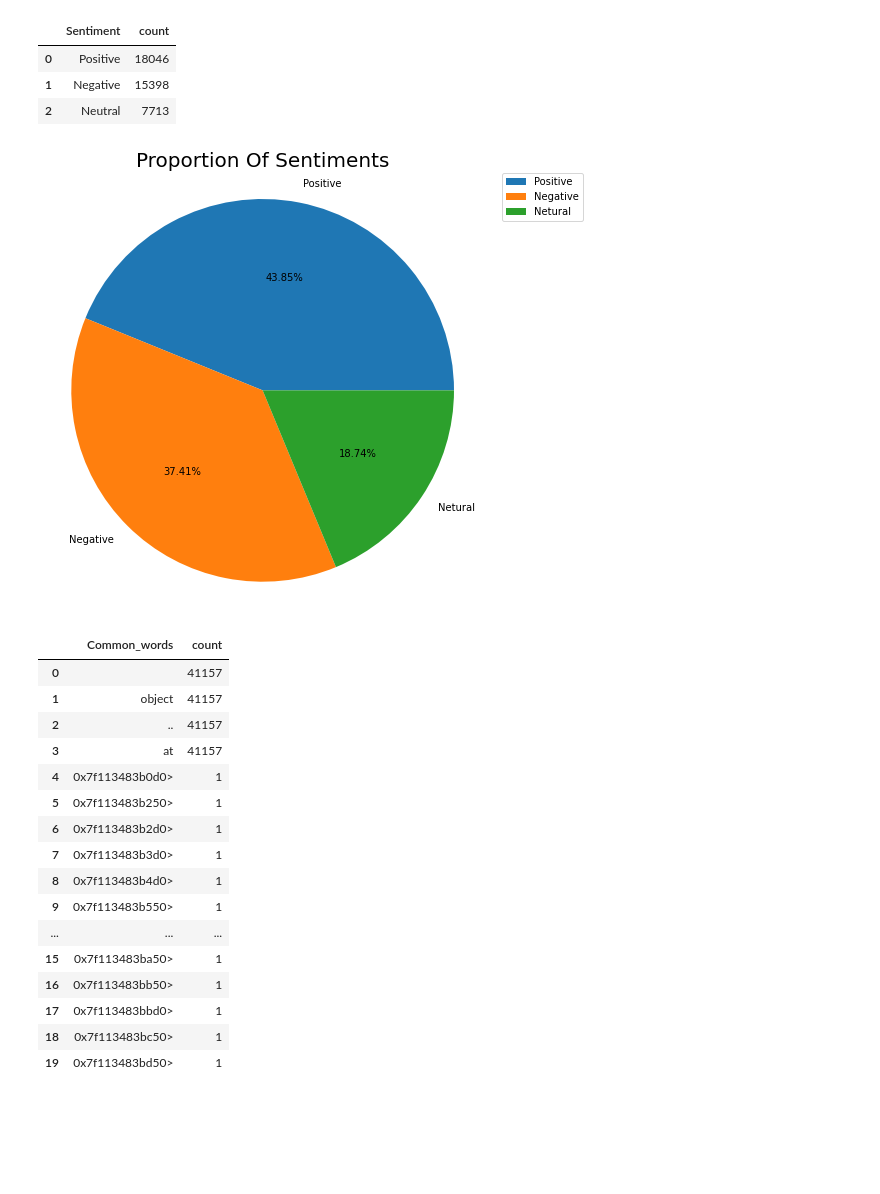
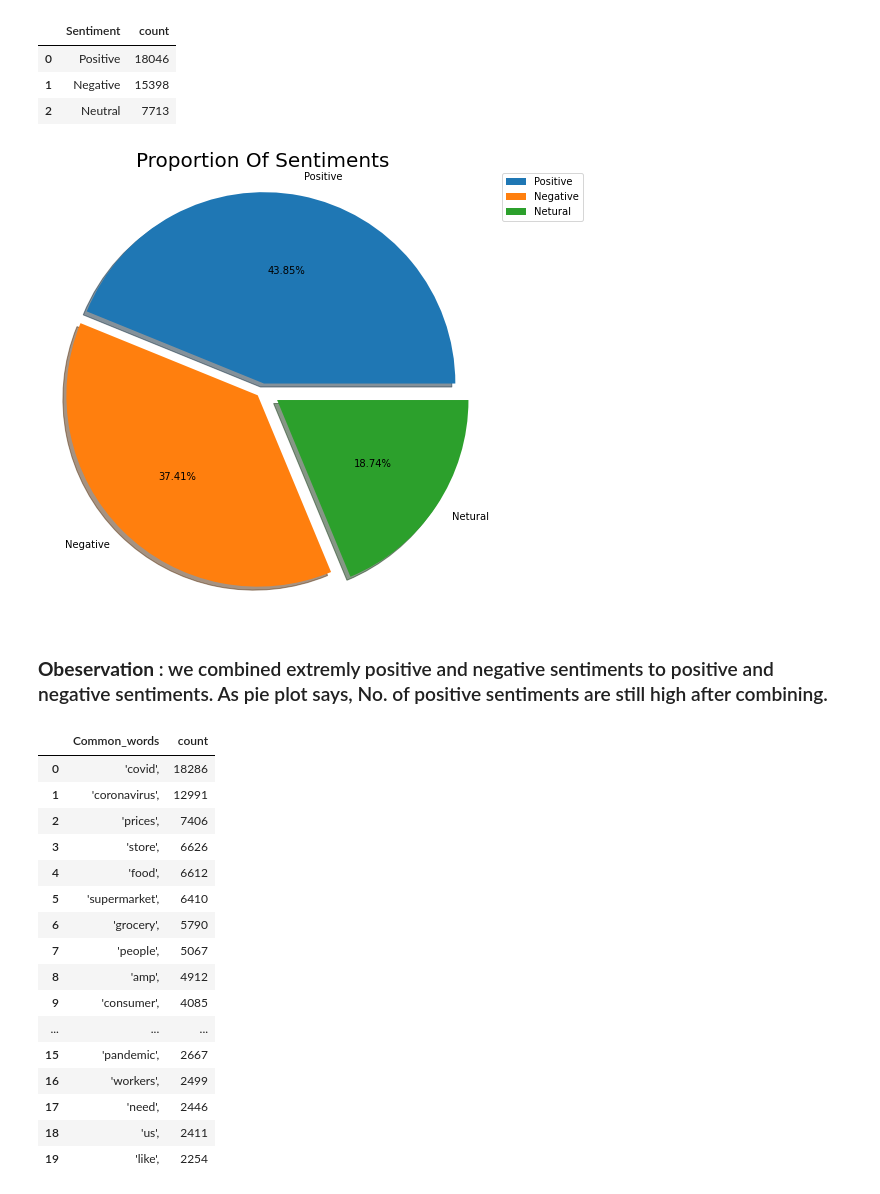
Before and after one commit to AnkitWalde/Coronavirus-Tweet-Sentiment-Analysis, a Jupyter notebook: Coronavirus_Tweet_Sentiment_Analysis_Capstone_Project.ipynb, the cells around one changed output. Cells and saved outputs as stored; diff of their text form; code cells hidden in the pictures; blank space fills up the shorter version.

```diff
--- a/Coronavirus_Tweet_Sentiment_Analysis_Capstone_Project.ipynb
+++ b/Coronavirus_Tweet_Sentiment_Analysis_Capstone_Project.ipynb
@@ -46,6 +51,6 @@ Drive already mounted at /content/drive; to attempt to forcibly remount, call dr
 # %%
 #Assigning variable
-df_orignal=pd.read_csv('/content/drive/MyDrive/Colab Notebooks/Coronavirus Tweets.csv', encoding = 'latin-1')
+df_orignal=pd.read_csv('/content/drive/MyDrive/ML capstone projects/Supervised ML/Classification Model/Copy of Coronavirus Tweets.csv', encoding = 'latin-1')
 # %%
 #copying data to preserve orignal file
 df1=df_orignal.copy()
@@ -228,4 +224 @@ df.clean_tweets[6]
-# %%
-#Removing words with than 3 letters
-df['clean_tweets'] = df['clean_tweets'].apply(lambda x: (w for w in x if len(w)>3))
 # %% [markdown]
@@ -299,35 +307,37 @@ sentiment_count1
 sentiment_count1 = df['Sentiment'].value_counts().to_list()
 labels=['Positive','Negative','Netural']
 plt.figure(figsize=(10,8))
-plt.pie(x=sentiment_count1,labels=labels,autopct="%.2f%%",radius=1.1)
+plt.pie(x=sentiment_count1,explode=[0.04,0.04,0.1],shadow= True,labels=labels,autopct="%.2f%%",radius=1.1)
 plt.title("Proportion Of Sentiments", fontsize=20)
 plt.legend(bbox_to_anchor=(1.05, 1), loc='upper left', borderaxespad=0)
 plt.show()
 # %% [output]
-[figure, old version]
+[figure, new version]
+# %% [markdown]
+### **Obeservation** : we combined extremly positive and negative sentiments to positive and negative sentiments. As pie plot says, No. of positive sentiments are still high after combining.
 # %%
 df['temp_list'] = df['clean_tweets'].apply(lambda x:str(x).split())
 # %%
 from collections import Counter
 top = Counter([item for sublist in df['temp_list'] for item in sublist])
 temp = pd.DataFrame(top.most_common(20))
 temp.columns = ['Common_words','count']
-temp.style.background_gradient(cmap='Purples')
+temp.style.background_gradient(cmap='Reds')
 # %% [output]
 |  | Common_words | count |
-| 0 |  | 41157 |
-| 1 | object | 41157 |
-| 2 | .. | 41157 |
-| 3 | at | 41157 |
-| 4 | 0x7f113483b0d0> | 1 |
-| 5 | 0x7f113483b250> | 1 |
-| 6 | 0x7f113483b2d0> | 1 |
-| 7 | 0x7f113483b3d0> | 1 |
-| 8 | 0x7f113483b4d0> | 1 |
-| 9 | 0x7f113483b550> | 1 |
+| 0 | 'covid', | 18286 |
+| 1 | 'coronavirus', | 12991 |
+| 2 | 'prices', | 7406 |
+| 3 | 'store', | 6626 |
+| 4 | 'food', | 6612 |
+| 5 | 'supermarket', | 6410 |
+| 6 | 'grocery', | 5790 |
+| 7 | 'people', | 5067 |
+| 8 | 'amp', | 4912 |
+| 9 | 'consumer', | 4085 |
 | ... | ... | ... |
-| 15 | 0x7f113483ba50> | 1 |
-| 16 | 0x7f113483bb50> | 1 |
-| 17 | 0x7f113483bbd0> | 1 |
-| 18 | 0x7f113483bc50> | 1 |
-| 19 | 0x7f113483bd50> | 1 |
+| 15 | 'pandemic', | 2667 |
+| 16 | 'workers', | 2499 |
+| 17 | 'need', | 2446 |
+| 18 | 'us', | 2411 |
+| 19 | 'like', | 2254 |
```
Also changed, not shown: parts of 73 cells of this notebook.
